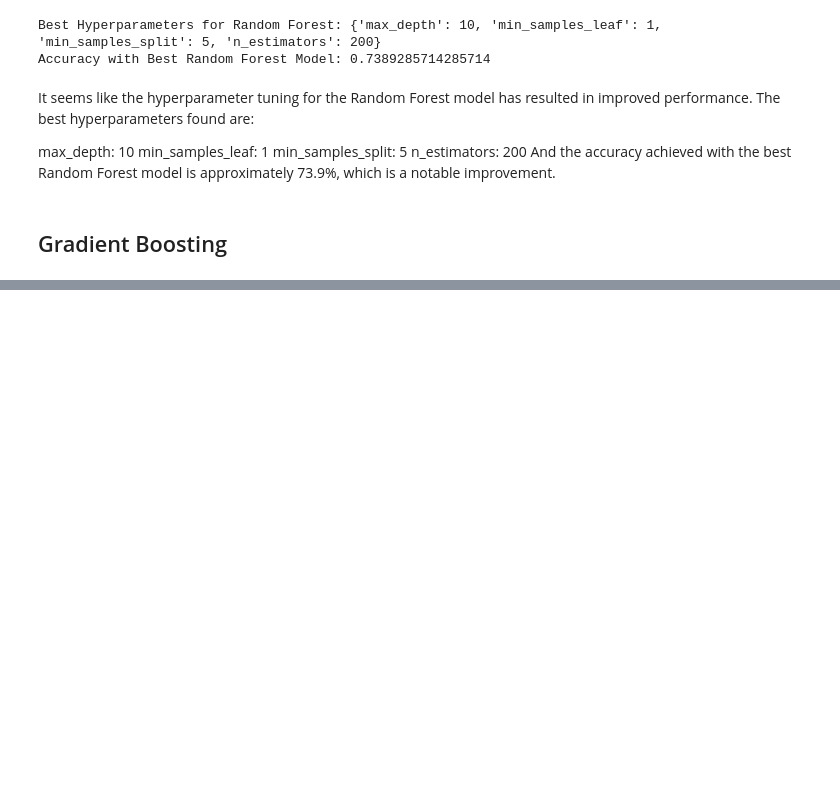
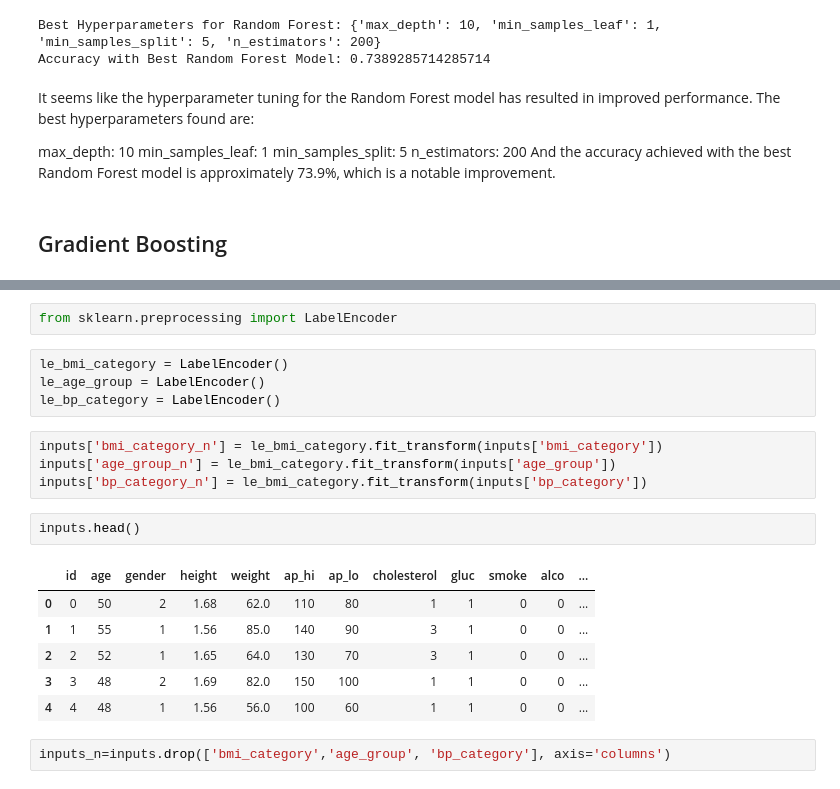
Before and after one commit to michellejuliet/Health-Prediictor-, a Jupyter notebook: Other Algorithms.ipynb, the cells around one changed output, grey strips where cells are left out. Saved outputs shown, nothing was run; the diff lists cells and outputs as text; blank space fills up the shorter version.

```diff
--- a/Other Algorithms.ipynb
+++ b/Other Algorithms.ipynb
@@ -295,0 +395,21 @@ print(f"Gradient Boosting Accuracy: {accuracy_gb}")
+# %%
+from sklearn.preprocessing import LabelEncoder
+# %%
+le_bmi_category = LabelEncoder()
+le_age_group = LabelEncoder()
+le_bp_category = LabelEncoder()
+# %%
+inputs['bmi_category_n'] = le_bmi_category.fit_transform(inputs['bmi_category'])
+inputs['age_group_n'] = le_bmi_category.fit_transform(inputs['age_group'])
+inputs['bp_category_n'] = le_bmi_category.fit_transform(inputs['bp_category'])
+# %%
+inputs.head()
+# %% [output]
+|  | id | age | gender | height | weight | ap_hi | ap_lo | cholesterol | gluc | smoke | alco | ... |
+| 0 | 0 | 50 | 2 | 1.68 | 62.0 | 110 | 80 | 1 | 1 | 0 | 0 | ... |
+| 1 | 1 | 55 | 1 | 1.56 | 85.0 | 140 | 90 | 3 | 1 | 0 | 0 | ... |
+| 2 | 2 | 52 | 1 | 1.65 | 64.0 | 130 | 70 | 3 | 1 | 0 | 0 | ... |
+| 3 | 3 | 48 | 2 | 1.69 | 82.0 | 150 | 100 | 1 | 1 | 0 | 0 | ... |
+| 4 | 4 | 48 | 1 | 1.56 | 56.0 | 100 | 60 | 1 | 1 | 0 | 0 | ... |
+# %%
+inputs_n=inputs.drop(['bmi_category','age_group', 'bp_category'], axis='columns')
```
Also changed, not shown: parts of 17 cells of this notebook.
